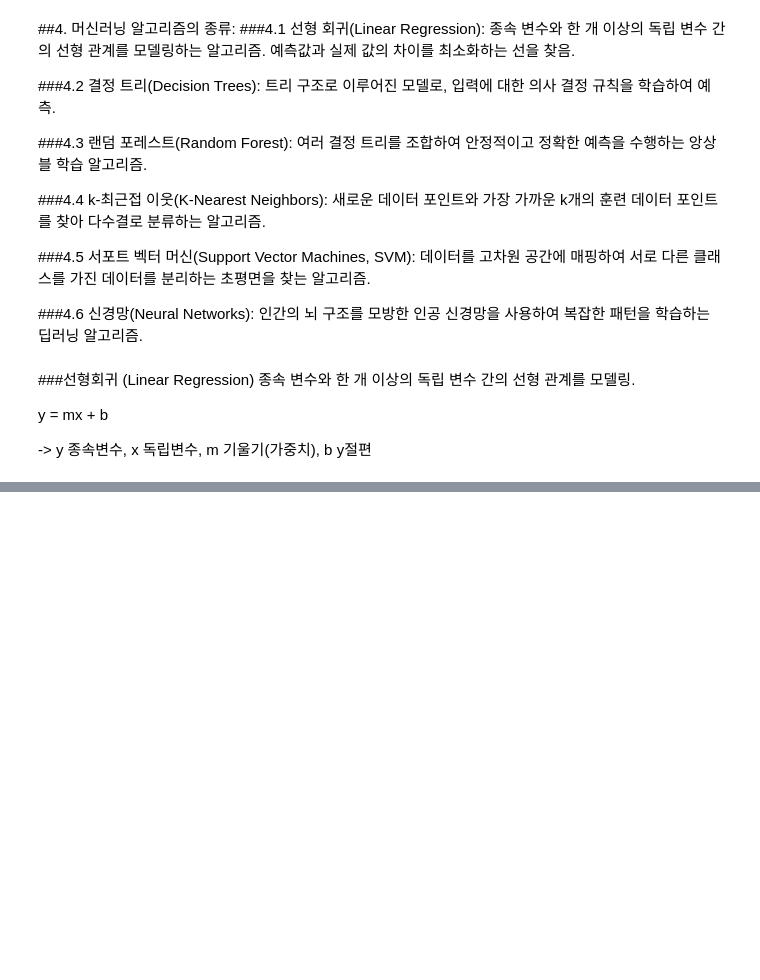
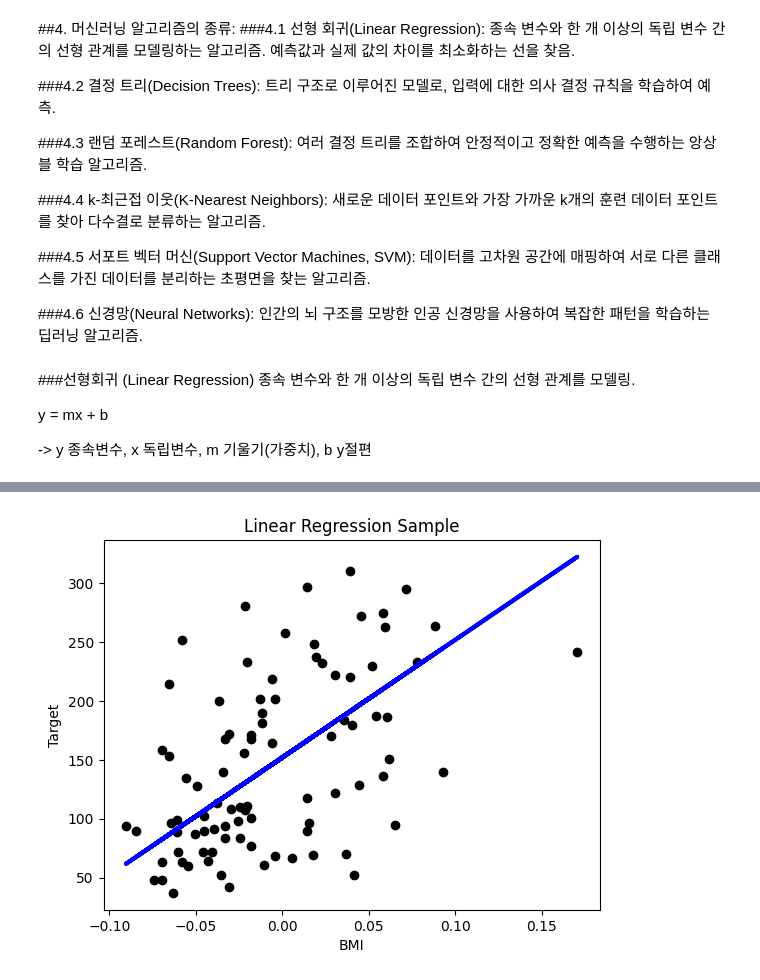
Before and after one commit to i2mmmmm/Study, a Jupyter notebook: ML/3.Machine Learning basic.ipynb, the cells around one changed output, grey strips where cells are left out. Drawn from its saved outputs; the diff is of its cells as text; code cells hidden in the pictures; blank space fills up the shorter version.

```diff
--- a/ML/3.Machine Learning basic.ipynb
+++ b/ML/3.Machine Learning basic.ipynb
@@ -109,3 +109,27 @@ data.head()
 | 2 | 0.085299 | 0.050680 | 0.044451 | -0.005670 | -0.045599 | -0.034194 | -0.032356 | -0.002592 | 0.002861 | -0.025930 | 141.0 |
 | 3 | -0.089063 | -0.044642 | -0.011595 | -0.036656 | 0.012191 | 0.024991 | -0.036038 | 0.034309 | 0.022688 | -0.009362 | 206.0 |
 | 4 | 0.005383 | -0.044642 | -0.036385 | 0.021872 | 0.003935 | 0.015596 | 0.008142 | -0.002592 | -0.031988 | -0.046641 | 135.0 |
+# %%
+# 독립변수 종속변수 분리
+X = data['bmi'].values.reshape(-1,1) # bmi : 독립변수
+y = data['target']
+
+# 훈련데이터, 테스트데이터 분리
+X_train, X_test, y_train, y_test = train_test_split(X,y,test_size=0.2,random_state=42)
+
+# 선형회귀모델 초기화
+model= LinearRegression()
+
+# 모델 학습
+model.fit(X_train, y_train)
+
+# 테스트 데이터에 대한 예측
+y_pred= model.predict(X_test)
+
+# 성능 평가
+mse = mean_squared_error(y_test, y_pred)
+r2 = r2_score(y_test,y_pred)
+
+# 결과 출력
+print(f'MSE:{mse}')
+print(f'R-squared:{r2}')
@@ -111,0 +153,10 @@ data.head()
+# %%
+#회귀선 시각화
+plt.scatter(X_test,y_test,color='black')
+plt.plot(X_test,y_pred,color='blue',linewidth=3)
+plt.xlabel("BMI")
+plt.ylabel('Target')
+plt.title('Linear Regression Sample')
+plt.show()
+# %% [output]
+[figure, added]
```
Also changed, not shown: parts of 3 cells of this notebook.
